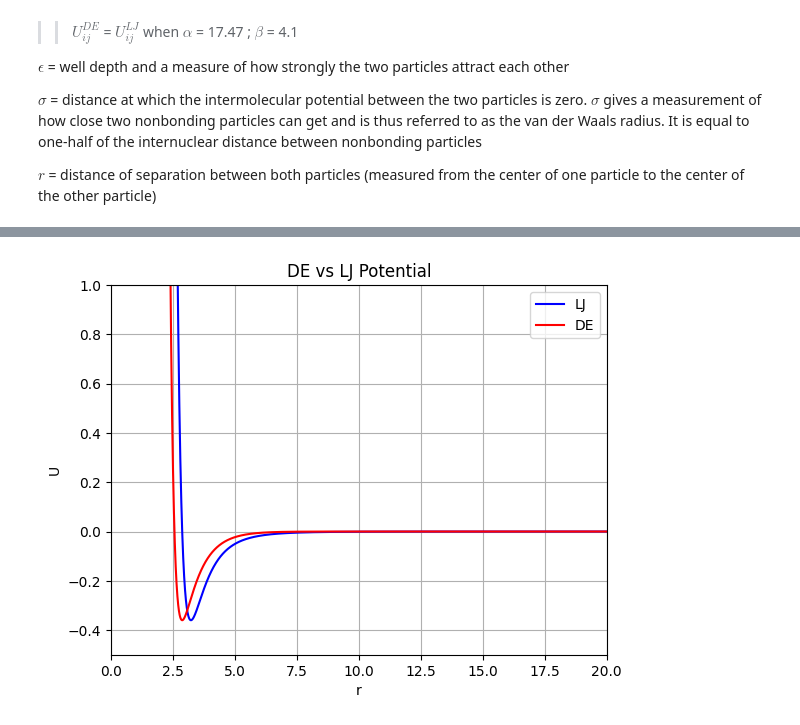
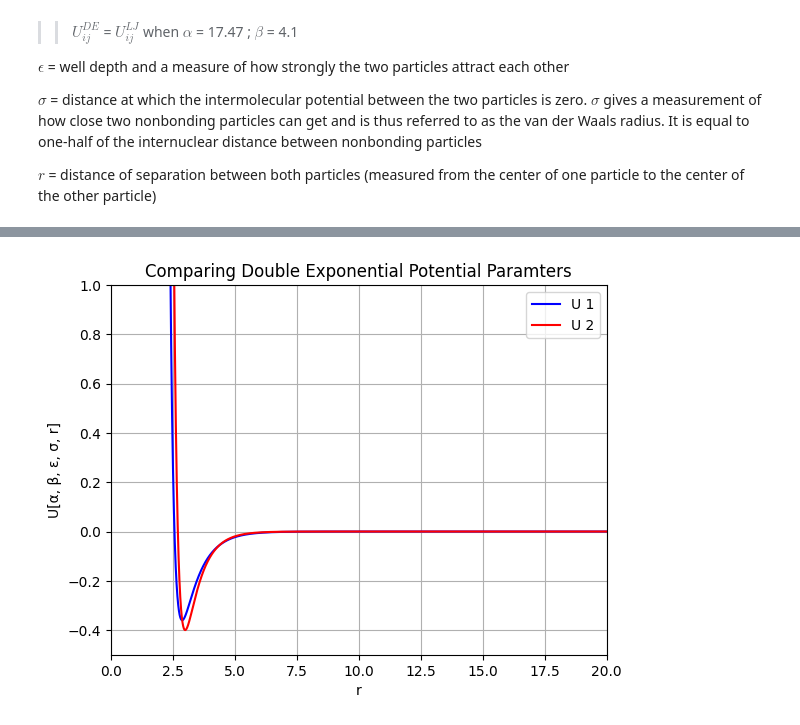
Before and after one commit to ArmanMoussavi1/Atomic_Potential_Functions, a Jupyter notebook: Potential_Function_Library.ipynb, the cells around one changed output, grey strips where cells are left out. Cells and saved outputs as stored; diff of their text form; code cells hidden in the pictures.

```diff
--- a/Potential_Function_Library.ipynb
+++ b/Potential_Function_Library.ipynb
@@ -227,53 +271,29 @@ Equilibrium Distance: 2.88
 ------------------------------
 [figure]
 # %%
-#@title 2.1 DE vs LJ Potential
+#@title 2.1 Comparing DE Potential Parameters
+
+#---------- Input ----------#
+
+poten_func = 'Double Exponential'
+
+alpha1 = 17.47
+beta1 = 4.1
+sigma1 = 2.88
+epsilon1 = 0.36
 
 
-
-epsilon = 0.36
-sigma = 2.88
+alpha2 = 18
+beta2 = 5
+sigma2 = 3
+epsilon2 = 0.4
 
 
+r = np.linspace(1*10**-10, 20, 10000)
 
-def U_LJ(epsilon, sigma, r):
-    return 4 * epsilon * ((sigma / r)**12 - (sigma / r)**6)
-
-r = np.linspace(1*10**-10, 20, 10000)
-potential = U_LJ(epsilon, sigma, r)
+#---------------------------#
 
 
-print('\n')
-print('------------------------------')
-print('\n')
-print('Well Depth:', epsilon)
-print('\n')
-print('Equilibrium Distance:', sigma)
-print('\n')
-print('------------------------------')
-print('\n')
-
-plt.plot(r, potential, 'b', label='LJ')
-
-
-
-
-
-
-################################################################################
-################################################################################
-################################################################################
-
-
-
-
-
-
-
-alpha = 17.47
-beta = 4.1
-sigma = 2.88
-epsilon = 0.36
 
 def U_DE(alpha, beta, sigma, epsilon, r):
     return epsilon * ((beta * np.exp(alpha)) / (alpha - beta) * np.exp(-alpha * r / sigma) -
@@ -281,28 +301,46 @@ def U_DE(alpha, beta, sigma, epsilon, r):
 
 
 
-r = np.linspace(1*10**-10, 20, 10000)
-potential =U_DE(alpha, beta, sigma, epsilon, r)
-
 
 print('\n')
 print('------------------------------')
 print('\n')
-print('Steepness of the repulsive interation:', alpha)
+print('U:', 1)
 print('\n')
-print('Decay of the attraction:', beta)
+print('Steepness of the repulsive interation:', alpha1)
 print('\n')
-print('Well Depth:', epsilon)
+print('Decay of the attraction:', beta1)
 print('\n')
-print('Equilibrium Distance:', sigma)
+print('Well Depth:', epsilon1)
+print('\n')
+print('Equilibrium Distance:', sigma1)
+print('\n')
+print('\n')
+print('U:', 2)
+print('\n')
+print('Steepness of the repulsive interation:', alpha2)
+print('\n')
+print('Decay of the attraction:', beta2)
+print('\n')
+print('Well Depth:', epsilon2)
+print('\n')
+print('Equilibrium Distance:', sigma2)
 print('\n')
 print('------------------------------')
 print('\n')
 
-plt.plot(r, potential, 'r', label='DE')
+
+
+
+potential1 =U_DE(alpha1, beta1, sigma1, epsilon1, r)
+potential2 =U_DE(alpha2, beta2, sigma2, epsilon2, r)
+
+
+plt.plot(r, potential1, 'b', label='U 1')
+plt.plot(r, potential2, 'r', label='U 2')
 plt.xlabel('r')
-plt.ylabel('U')
-plt.title('DE vs LJ Potential')
+plt.ylabel('U[\u03B1, \u03B2, \u03B5, \u03C3, r]')
+plt.title(f'Comparing {poten_func} Potential Paramters')
 plt.xlim(0, 20)
 plt.ylim(-0.5, 1)
 plt.legend(loc='best')
@@ -329 +367 @@ Equilibrium Distance: 2.88
-[figure, old version]
+[figure, new version]
```
Also changed, not shown: parts of 8 cells of this notebook.
